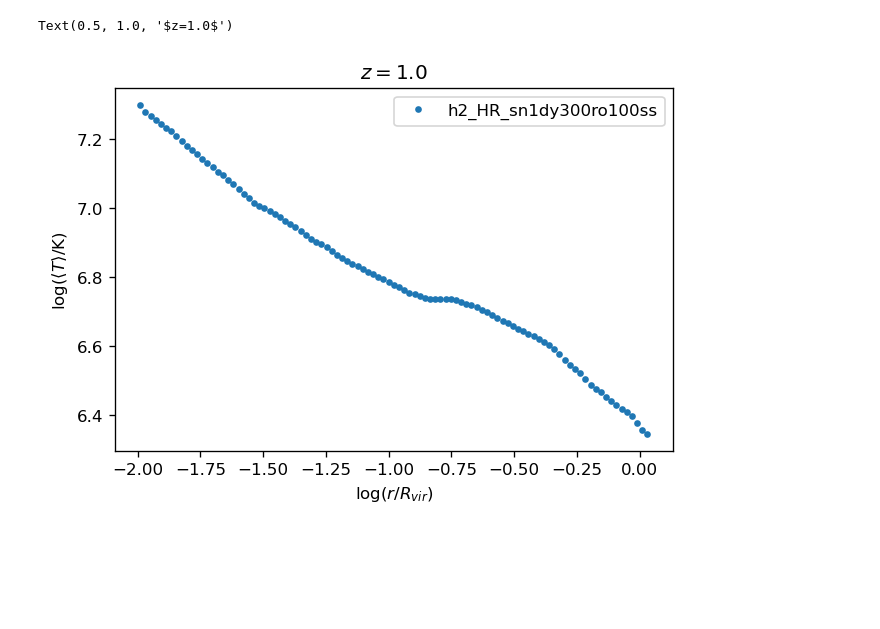
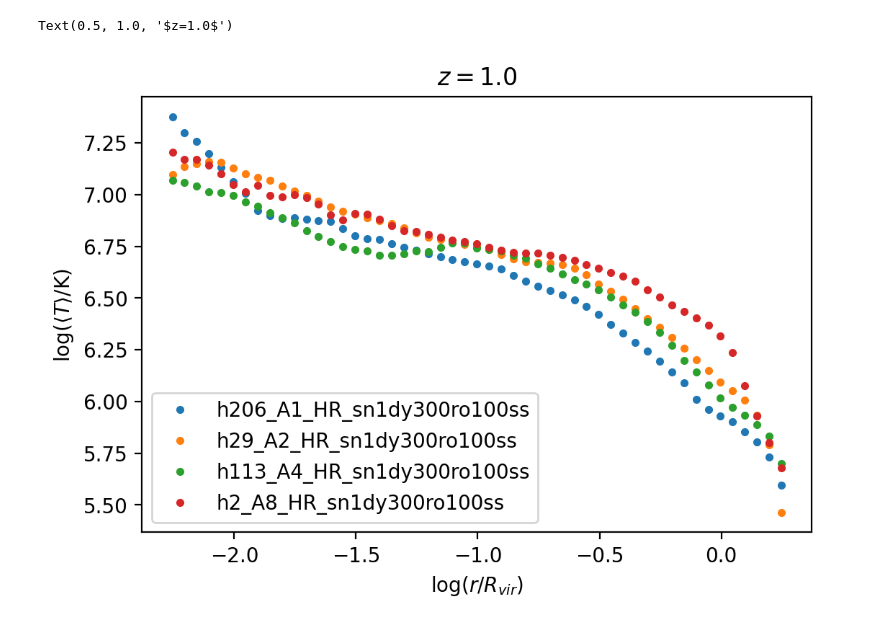
Before and after one commit to isulta/massive-halos, a Jupyter notebook: temperature_profiles.ipynb, the cells around one changed output. Saved outputs shown, nothing was run; the diff lists cells and outputs as text; code cells hidden in the pictures; blank space fills up the shorter version.

Commit message:
Compute T profiles for all no-feedback runs; Stern+20 comparison

```diff
--- a/temperature_profiles.ipynb
+++ b/temperature_profiles.ipynb
@@ -15,2 +18,0 @@ def inrange(a, ra):
-# %%
-p0 = openSnapshot('/projects/b1026/isultan/sim/', 277, 0, loud=1)
@@ -23,2 +18,0 @@ This is a cosmological snapshot... converting to physical units
-# %%
-posC, Rvir = load_AHF('/projects/b1026/isultan/sim/', 277, 1, hubble=p0['HubbleParam'], extra_names_to_read=[])
@@ -37 +40,14 @@ p0['Vi'] = p0['Masses']/p0['Density']
+# %%
+def logTavgGen( p0, Tmask=True, rbins=np.power(10, np.arange(np.log10(0.005258639741921723), np.log10(1.9597976388995666), 0.05)) ):
+    '''
+    Default Tmask and rbins chosen to match Stern+20 Fig. 6.
+    '''
+    rmid = (rbins[:-1]+rbins[1:])/2
+    logTavgbins = []
+
+    for r0,r1 in zip(rbins[:-1],rbins[1:]):
+        idx = np.flatnonzero(Tmask & inrange( p0['r_scaled'], (r0, r1) ))
+        logTavg = np.sum(np.log10(p0['Temperature'][idx]) * p0['Vi'][idx]) / np.sum(p0['Vi'][idx])
+        logTavgbins.append(logTavg)
+    return rmid, logTavgbins
 # %%
@@ -49,0 +57,7 @@ for r0,r1 in zip(rbins[:-1],rbins[1:]):
+# %%
+data_allsims = {}
+for simTag in officialSimNames.keys():
+    simName = simTag + simNameBase
+    p0 = load_p0(simName, 277)
+    rmid, logTavgbins = logTavgGen(p0)
+    data_allsims[simTag]= (p0, rmid, logTavgbins)
@@ -50,10 +82,14 @@ for r0,r1 in zip(rbins[:-1],rbins[1:]):
 # %%
-plt.figure(dpi=120)
-plt.plot(np.log10(rmid), np.log10(Tbins), '.', label='h2_HR_sn1dy300ro100ss')
+plt.figure(dpi=200)
+
+for simTag, (p0, rmid, logTavgbins) in data_allsims.items():
+    plt.plot(np.log10(rmid), logTavgbins, '.', label=f'{simTag}_{officialSimNames[simTag]}{simNameBase}')
+    assert np.round(p0["Redshift"],2)==1.00
+
 plt.xlabel(r'$\log (r/R_{vir})$')
 plt.ylabel(r'$\log \left(\left<T\right>/\mathrm{K}\right)$')
 plt.legend()
 plt.title(f'$z={np.round(p0["Redshift"],2)}$')
 # %% [output]
 Text(0.5, 1.0, '$z=1.0$')
-[figure, old version]
+[figure, new version]
```
Also changed, not shown: parts of 15 cells of this notebook, 2 other files.
